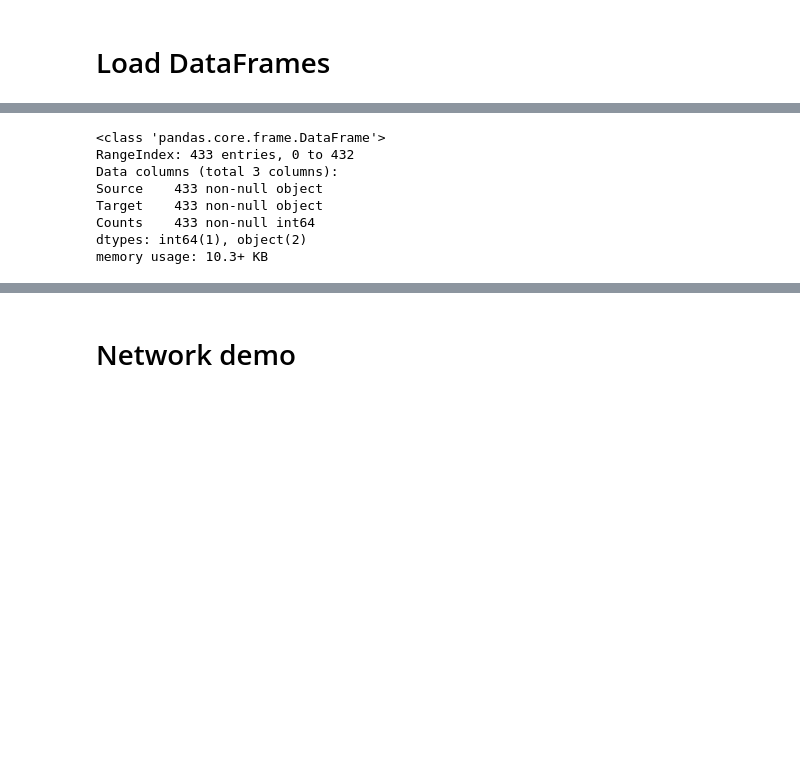
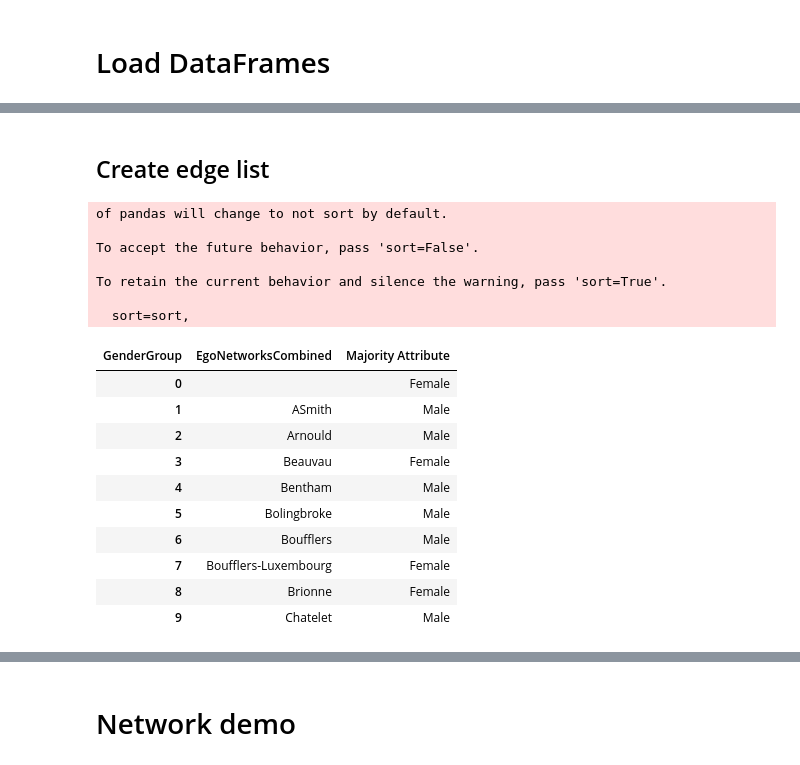
Before and after one commit to Scott-Sirk/Spring2020_VisualAnalytics, a Jupyter notebook: BasicNetwork.ipynb, the cells around one changed output, grey strips where cells are left out. Drawn from its saved outputs; the diff is of its cells as text; code cells hidden in the pictures; blank space fills up the shorter version.

```diff
--- a/BasicNetwork.ipynb
+++ b/BasicNetwork.ipynb
@@ -50,11 +66,58 @@ df_edgelist = df_edgelist.rename({0: "Counts"}, axis=1)
-# %%
-df_edgelist.info()
-# %% [output]
-<class 'pandas.core.frame.DataFrame'>
-RangeIndex: 433 entries, 0 to 432
-Data columns (total 3 columns):
-Source    433 non-null object
-Target    433 non-null object
-Counts    433 non-null int64
-dtypes: int64(1), object(2)
-memory usage: 10.3+ KB
+# %% [markdown]
+## Create edge list
+# %%
+from itertools import combinations
+
+def create_pandas_attribute(input_df, comma_sep_column, attribute_column):
+
+    input_df = input_df.reset_index()
+    df = pd.DataFrame(columns=["SP ID", comma_sep_column, attribute_column])
+
+    for index in range(0, input_df.shape[0]):
+        comma_sep_value = [i.strip() for i in input_df[comma_sep_column].values[index].split(",")]
+        df_temp = pd.DataFrame(comma_sep_value, columns=[comma_sep_column])
+
+        df = df.append(df_temp, ignore_index=True)
+        df[attribute_column] = df[attribute_column].fillna(value=input_df[attribute_column].values[index])
+        df["SP ID"] = df["SP ID"].fillna(value=int(input_df["SP ID"].values[index]))
+
+    df["SP ID"] = df["SP ID"].astype(int)
+
+    df = df[[comma_sep_column, attribute_column]].groupby([comma_sep_column, attribute_column]).size().reset_index()
+    df = df.rename({0: "Attribute Counts"}, axis=1)
+
+    df = pd.pivot_table(
+        df[df[attribute_column].isin(["Male","Female"])],
+        values="Attribute Counts",
+        index=comma_sep_column,
+        columns=attribute_column
+    )
+
+    df = df.reset_index()
+    df = df.fillna(0)
+    df['Majority Attribute'] = df.iloc[:,1:].idxmax(axis=1)
+    df = df[[comma_sep_column,"Majority Attribute"]]
+
+    return df
+
+df_attribute = create_pandas_attribute(input_df=df_raw, comma_sep_column="EgoNetworksCombined", attribute_column="GenderGroup")
+df_attribute[:10]
+# %% [output]
+of pandas will change to not sort by default.
+
+To accept the future behavior, pass 'sort=False'.
+
+To retain the current behavior and silence the warning, pass 'sort=True'.
+
+  sort=sort,
+| GenderGroup | EgoNetworksCombined | Majority Attribute |
+| 0 |  | Female |
+| 1 | ASmith | Male |
+| 2 | Arnould | Male |
+| 3 | Beauvau | Female |
+| 4 | Bentham | Male |
+| 5 | Bolingbroke | Male |
+| 6 | Boufflers | Male |
+| 7 | Boufflers-Luxembourg | Female |
+| 8 | Brionne | Female |
+| 9 | Chatelet | Male |
```
Also changed, not shown: parts of 6 cells of this notebook, 1 other file.
